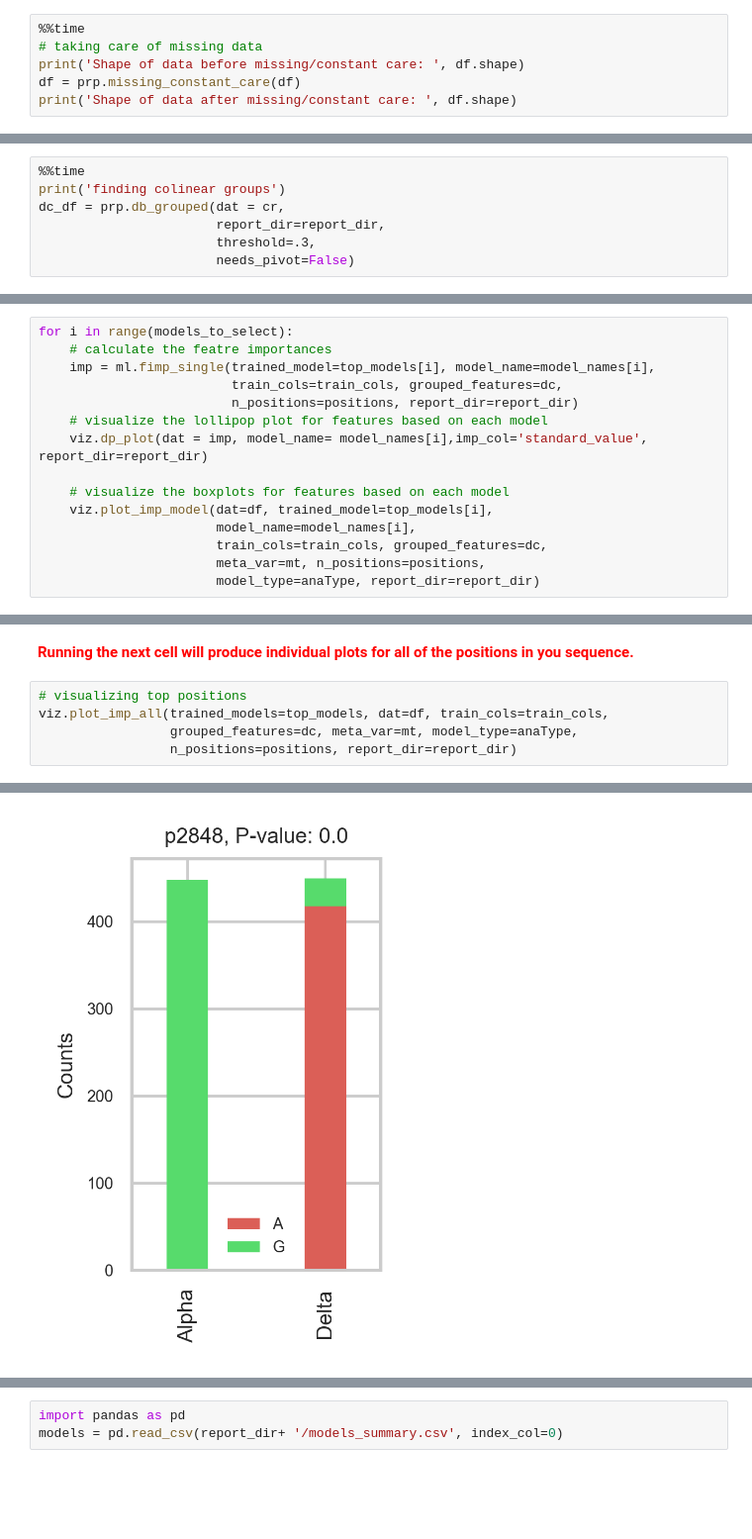
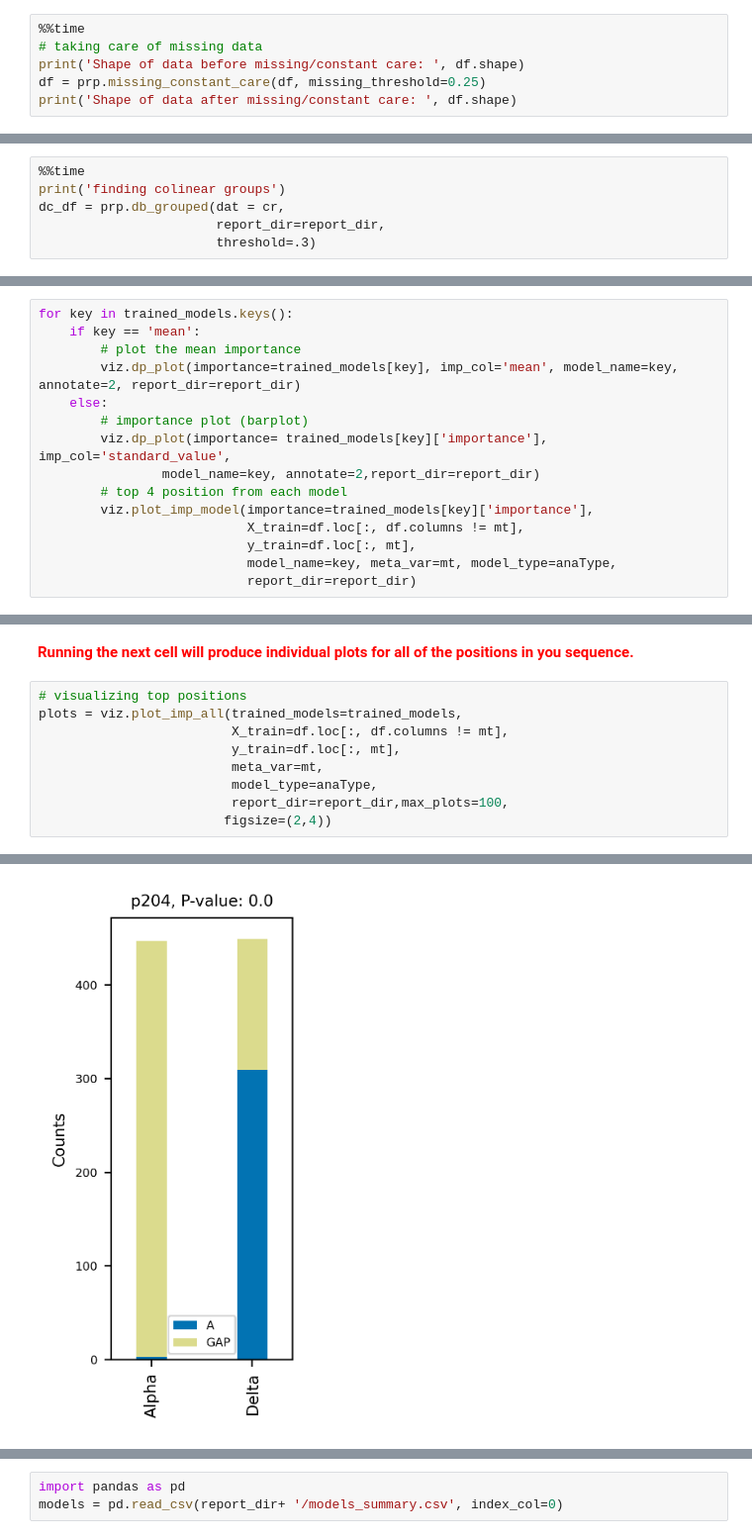
Before and after one commit to omicsEye/deepbreaks, a Jupyter notebook: examples/discrete_phenotype_SARS_Cov2_variants.ipynb, the cells around one changed output, grey strips where cells are left out. Shown at 99% size. Saved outputs shown, nothing was run; the diff lists cells and outputs as text; blank space fills up the shorter version.

```diff
--- a/examples/discrete_phenotype_SARS_Cov2_variants.ipynb
+++ b/examples/discrete_phenotype_SARS_Cov2_variants.ipynb
@@ -86,7 +86,7 @@ In this step, we do all these steps:
 %%time
 # taking care of missing data
 print('Shape of data before missing/constant care: ', df.shape)
-df = prp.missing_constant_care(df)
+df = prp.missing_constant_care(df, missing_threshold=0.25)
 print('Shape of data after missing/constant care: ', df.shape)
 # %% [output]
 Shape of data before missing/constant care:  (896, 3822)
@@ -164,7 +166,6 @@ The distance matrix looks like this.
 print('finding colinear groups')
 dc_df = prp.db_grouped(dat = cr,
                        report_dir=report_dir,
-                       threshold=.3,
-                       needs_pivot=False)
+                       threshold=.3)
 # %% [output]
 finding colinear groups
@@ -250,18 +269,18 @@ Wall time: 7.29 s
 In this step, we use the training data set, positions, and the top models to report the most discriminative positions in the sequences associated with the phenotype.
 we report the feature importances for all top models separately and make a box plot (regression) or stacked bar plot (classification) for the top 4 positions.
 # %%
-for i in range(models_to_select):
-    # calculate the featre importances
-    imp = ml.fimp_single(trained_model=top_models[i], model_name=model_names[i],
-                         train_cols=train_cols, grouped_features=dc,
-                         n_positions=positions, report_dir=report_dir)
-    # visualize the lollipop plot for features based on each model
-    viz.dp_plot(dat = imp, model_name= model_names[i],imp_col='standard_value', report_dir=report_dir)
-
-    # visualize the boxplots for features based on each model
-    viz.plot_imp_model(dat=df, trained_model=top_models[i],
-                       model_name=model_names[i],
-                       train_cols=train_cols, grouped_features=dc,
-                       meta_var=mt, n_positions=positions,
-                       model_type=anaType, report_dir=report_dir)
+for key in trained_models.keys():
+    if key == 'mean':
+        # plot the mean importance
+        viz.dp_plot(importance=trained_models[key], imp_col='mean', model_name=key, annotate=2, report_dir=report_dir)
+    else:
+        # importance plot (barplot)
+        viz.dp_plot(importance= trained_models[key]['importance'], imp_col='standard_value',
+                model_name=key, annotate=2,report_dir=report_dir)
+        # top 4 position from each model
+        viz.plot_imp_model(importance=trained_models[key]['importance'],
+                           X_train=df.loc[:, df.columns != mt],
+                           y_train=df.loc[:, mt],
+                           model_name=key, meta_var=mt, model_type=anaType,
+                           report_dir=report_dir)
 # %% [output]
@@ -295,7 +310,11 @@ meanDone
 <span style="color:red">**Running the next cell will produce individual plots for all of the positions in you sequence.**</span>
 # %%
 # visualizing top positions
-viz.plot_imp_all(trained_models=top_models, dat=df, train_cols=train_cols,
-                 grouped_features=dc, meta_var=mt, model_type=anaType,
-                 n_positions=positions, report_dir=report_dir)
+plots = viz.plot_imp_all(trained_models=trained_models,
+                         X_train=df.loc[:, df.columns != mt],
+                         y_train=df.loc[:, mt],
+                         meta_var=mt,
+                         model_type=anaType,
+                         report_dir=report_dir,max_plots=100,
+                        figsize=(2,4))
 # %% [output]
@@ -318 +321 @@ viz.plot_imp_all(trained_models=top_models, dat=df, train_cols=train_cols,
-[figure, old version]
+[figure, new version]
```
Also changed, not shown: parts of 18 cells of this notebook, 3 other files.
